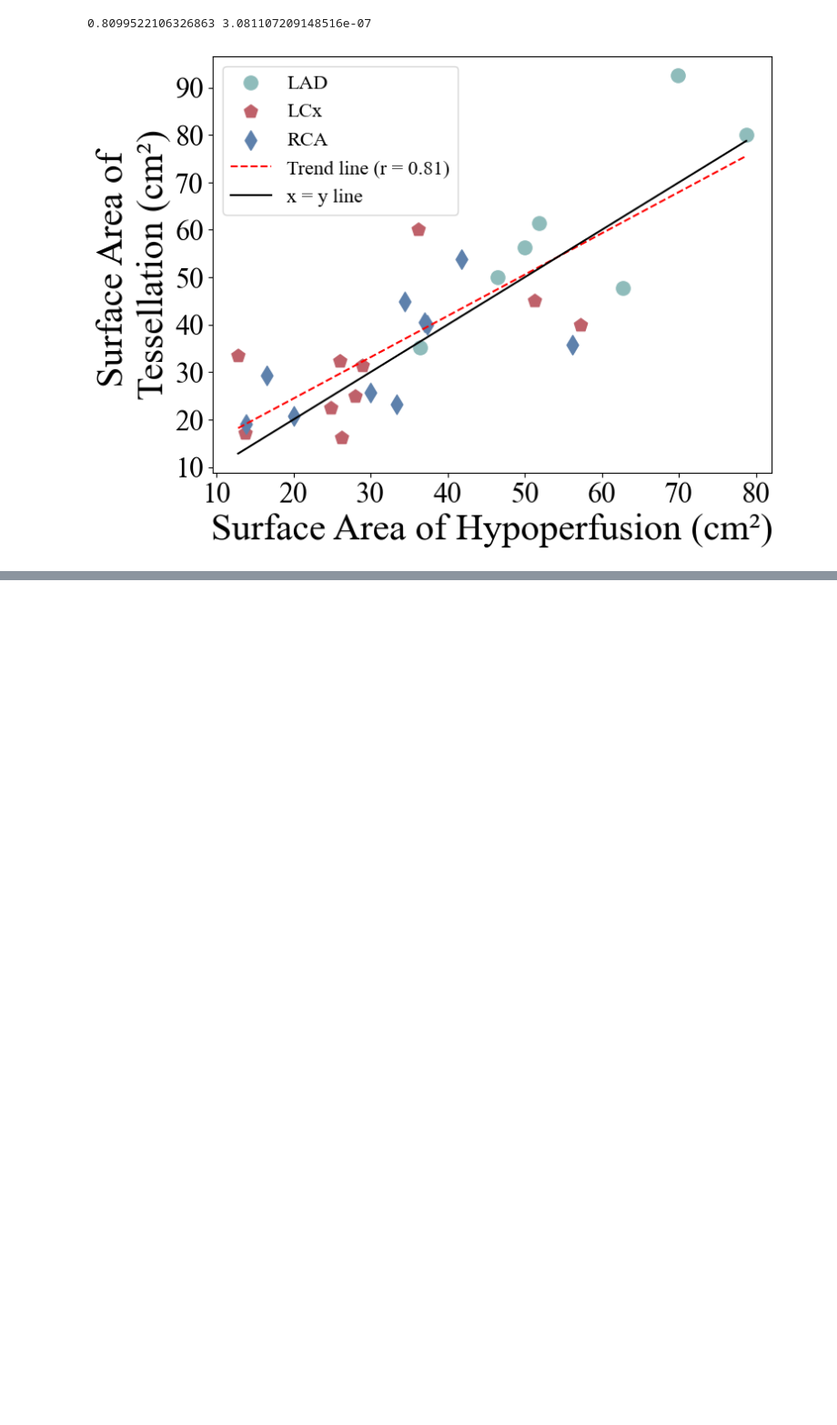
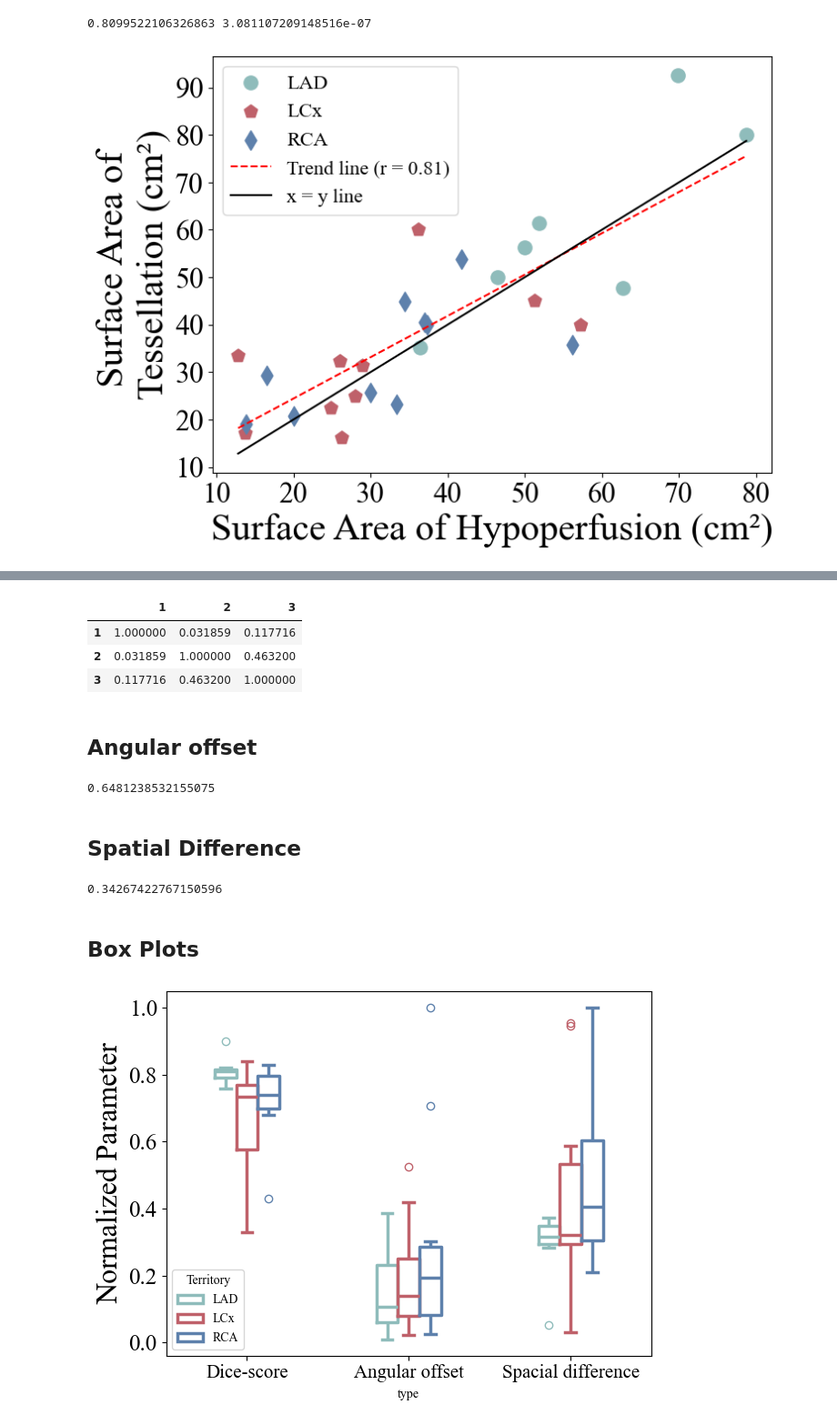
Before and after one commit to aseresti/Tessellation, a Jupyter notebook: Tessellation/Statistical_Analysis/Stats.ipynb, the cells around one changed output, grey strips where cells are left out. Shown at 91% size. Drawn from its saved outputs; the diff is of its cells as text; code cells hidden in the pictures; blank space fills up the shorter version.

```diff
--- a/Tessellation/Statistical_Analysis/Stats.ipynb
+++ b/Tessellation/Statistical_Analysis/Stats.ipynb
@@ -117,0 +205,10 @@ plt.show()
+# %%
+x = [Dice_LAD, Dice_LCx, Dice_RCA]
+posthoc_dunn(x, p_adjust = 'holm')
+# %% [output]
+|  | 1 | 2 | 3 |
+| 1 | 1.000000 | 0.031859 | 0.117716 |
+| 2 | 0.031859 | 1.000000 | 0.463200 |
+| 3 | 0.117716 | 0.463200 | 1.000000 |
+# %% [markdown]
+## Angular offset
@@ -117,0 +223,7 @@ plt.show()
+# %%
+stat, p = kruskal(Ang_LAD, Ang_LCx, Ang_RCA)
+print(p)
+if p<0.05:
+    print("At least one group is significantly different from the other groups.")
+# %% [output]
+0.6481238532155075
@@ -117,0 +234,56 @@ plt.show()
+# %% [markdown]
+## Spatial Difference
+# %%
+Space_total = np.array([0.7, 4.47, 4.06, 4.96, 4.21, 4.82, 3.75,
+              0.41, 7.81, 4.46, 12.71, 4.03, 3.85, 4.9, 4.09, 12.58, 3.2,
+              7.15, 2.8, 5.63, 4, 3.86, 5.16, 4.27, 13.27, 8.35, 13.31])
+
+Space_LAD = np.array([0.7, 4.47, 4.06, 4.96, 4.21, 4.82, 3.75])
+Space_LCx = np.array([0.41, 7.81, 4.46, 12.71, 4.03, 3.85, 4.9, 4.09, 12.58, 3.2])
+Space_RCA = np.array([7.15, 2.8, 5.63, 4, 3.86, 5.16, 4.27, 13.27, 8.35, 13.31])
+# %%
+stat, p = kruskal(Space_LAD, Space_LCx, Space_RCA)
+print(p)
+if p<0.05:
+    print("At least one group is significantly different from the other groups.")
+# %% [output]
+0.34267422767150596
+# %%
+Space_LAD /= Space_total.max()
+Space_LCx /= Space_total.max()
+Space_RCA /= Space_total.max()
+# %% [markdown]
+## Box Plots
+# %%
+df_dice = pd.DataFrame({
+    'value': np.concatenate([Dice_LAD, Dice_LCx, Dice_RCA]),
+    'Territory': ['LAD']*len(Dice_LAD) + ['LCx']*len(Dice_LCx) + ['RCA']*len(Dice_RCA),
+    'type': ['Dice-score']*(len(Dice_LAD) + len(Dice_LCx) + len(Dice_RCA))
+})
+
+df_angle = pd.DataFrame({
+    'value': np.concatenate([Ang_LAD, Ang_LCx, Ang_RCA]),
+    'Territory': ['LAD']*len(Ang_LAD) + ['LCx']*len(Ang_LCx) + ['RCA']*len(Ang_RCA),
+    'type': ['Angular offset']*(len(Dice_LAD) + len(Dice_LCx) + len(Dice_RCA))
+})
+
+df_space = pd.DataFrame({
+    'value': np.concatenate([Space_LAD, Space_LCx, Space_RCA]),
+    'Territory': ['LAD']*len(Space_LAD) + ['LCx']*len(Space_LCx) + ['RCA']*len(Space_RCA),
+    'type': ['Spacial difference']*(len(Dice_LAD) + len(Dice_LCx) + len(Dice_RCA))
+})
+
+df = pd.concat([df_dice, df_angle, df_space], ignore_index=True)
+# %%
+plt.figure()
+ax = sns.boxplot(hue='Territory', y='value', x='type', legend=True, data=df, width = 0.4,  linewidth=2.5, fill= False,palette={'LAD':color_set2[0], 'LCx': color_set2[1], 'RCA': color_set2[2]})
+
+ax.set_ylabel("Normalized Parameter", fontsize = 23)
+#ax.tick_params(axis='x', rotation=90, labelsize=20)
+#ax.legend(loc = 'upper left', fontsize=16)
+plt.xticks(fontsize=15)
+plt.yticks(fontsize=18)
+plt.tight_layout()
+plt.show()
+# %% [output]
+[figure, added]
```
Also changed, not shown: parts of 18 cells of this notebook.
